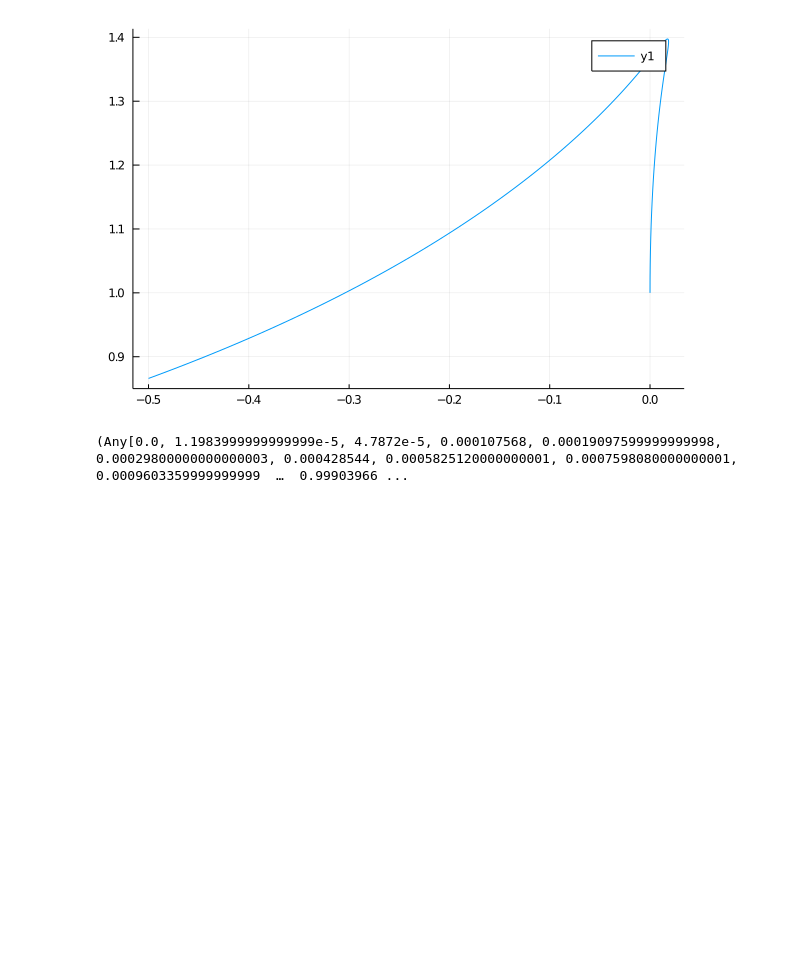
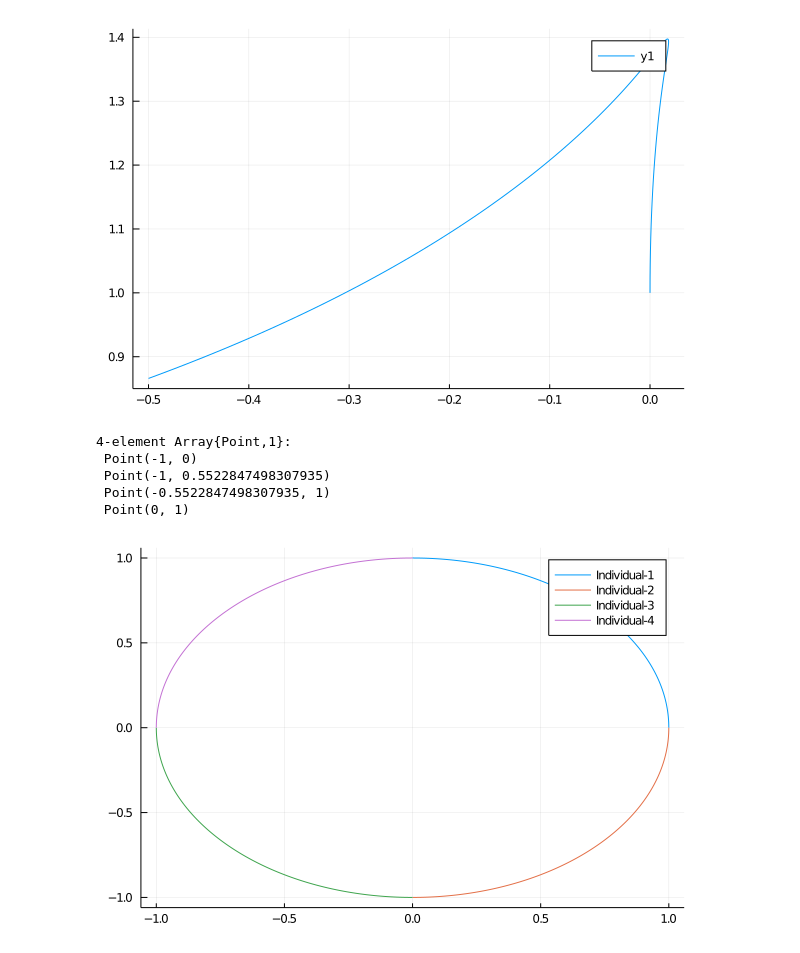
Before and after one commit to barrett370/Y4-Diss, a Jupyter notebook: code/classical/julia/Untitled1.ipynb, the cells around one changed output. Drawn from its saved outputs; the diff is of its cells as text; code cells hidden in the pictures; blank space fills up the shorter version.

```diff
--- a/code/classical/julia/Untitled1.ipynb
+++ b/code/classical/julia/Untitled1.ipynb
@@ -150,7 +159,23 @@ circ(π)
 plot_curve(c,100)
 # %% [output]
 [figure]
-# %%
-get_curve(c)
-# %% [output]
-(Any[0.0, 1.1983999999999999e-5, 4.7872e-5, 0.000107568, 0.00019097599999999998, 0.00029800000000000003, 0.000428544, 0.0005825120000000001, 0.0007598080000000001, 0.0009603359999999999  …  0.99903966 ...
+# %%
+c = (4/3)*(√(2)-1)
+c1 = BezierCurve([Point(0,1),Point(c,1),Point(1,c),Point(1,0)])
+c2 = BezierCurve([Point(1,0),Point(1,-c),Point(c,-1),Point(0,-1)])
+c3 = BezierCurve([Point(0,-1),Point(-c,-1),Point(-1,-c),Point(-1,0)])
+c4 = BezierCurve([Point(-1,0),Point(-1,c),Point(-c,1),Point(0,1)])
+# %% [output]
+4-element Array{Point,1}:
+ Point(-1, 0)
+ Point(-1, 0.5522847498307935)
+ Point(-0.5522847498307935, 1)
+ Point(0, 1)
+# %%
+plt = plot()
+plot_curve!(plt,1,c1,100)
+plot_curve!(plt,2,c2,100)
+plot_curve!(plt,3,c3,100)
+plot_curve!(plt,4,c4,100)
+# %% [output]
+[figure, added]
```
Also changed, not shown: parts of 4 cells of this notebook, 3 other files.
